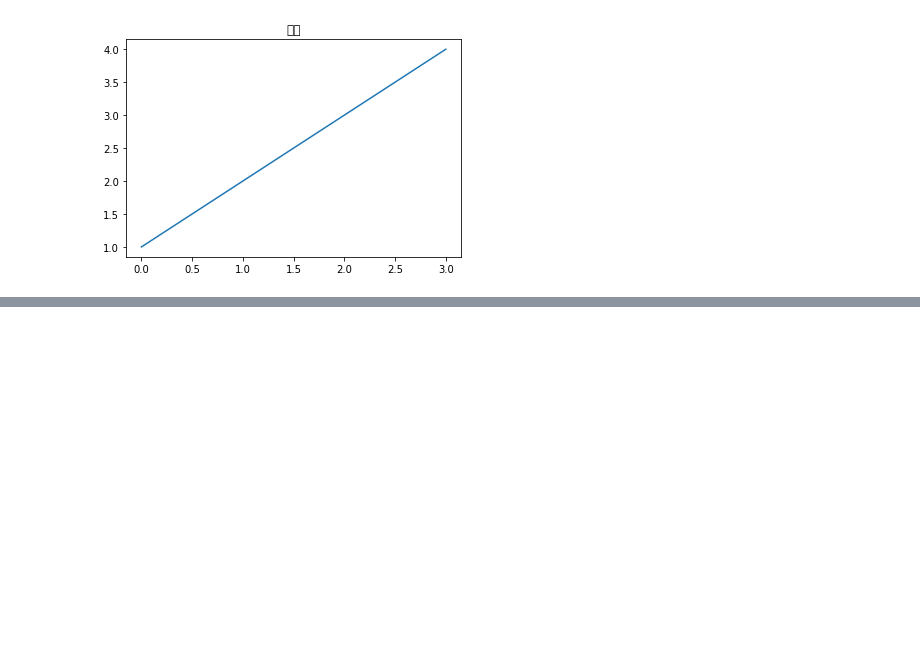
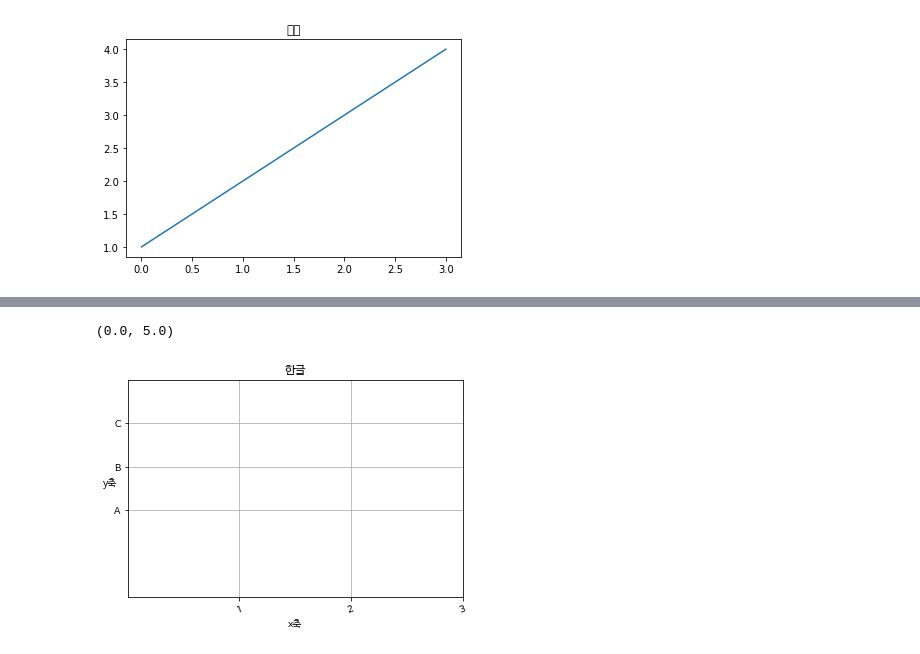
Before and after one commit to kimberlyydanij/python_demo, a Jupyter notebook: python_23_matplotlib.ipynb, the cells around one changed output, grey strips where cells are left out. Cells and saved outputs as stored; diff of their text form; code cells hidden in the pictures; blank space fills up the shorter version.

```diff
--- a/python_23_matplotlib.ipynb
+++ b/python_23_matplotlib.ipynb
@@ -109,0 +98,13 @@ plt.plot([1,2,3,4])
+# %%
+#grid는 격자무늬를 표시한다.
+plt.title('한글')
+plt.grid()
+plt.xlabel('x축')
+plt.ylabel('y축', rotation=0)
+plt.xticks([1,2,3], rotation=20)
+plt.yticks([2,3,4], labels=['A','B','C'])
+plt.ylim(0,5)
+plt.
+# %% [output]
+(0.0, 5.0)
+[figure, added]
```
Also changed, not shown: parts of 15 cells of this notebook.
